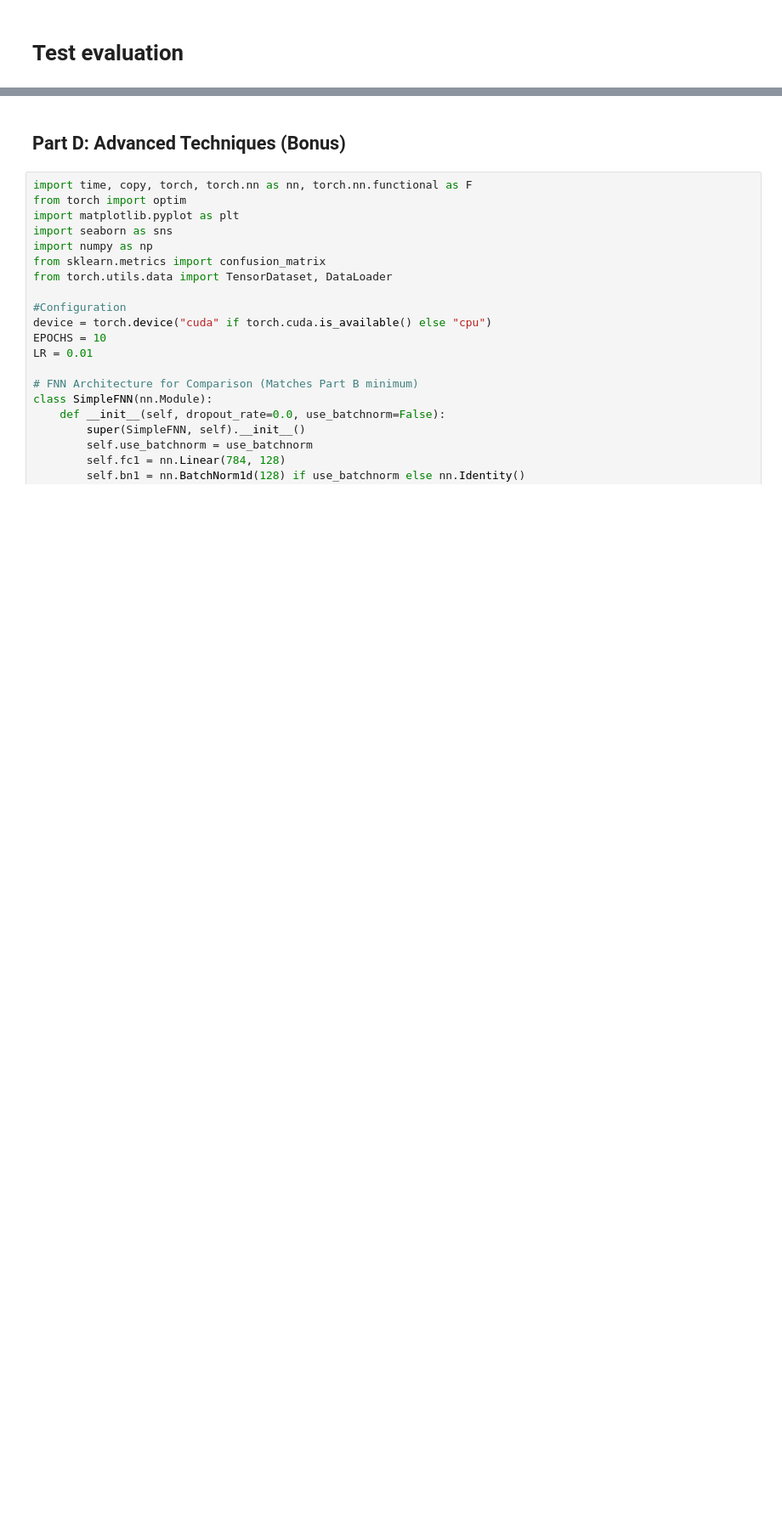
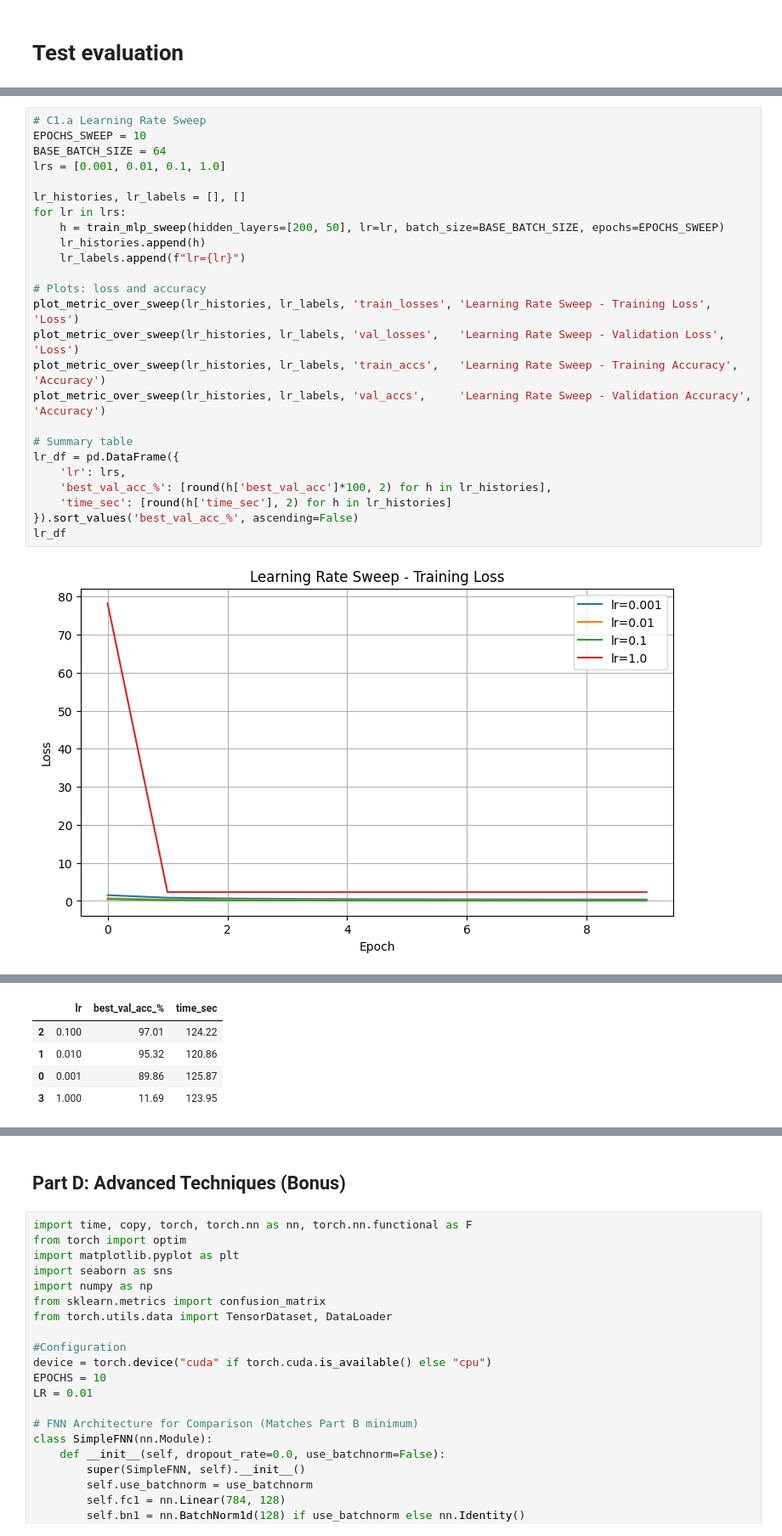
Before and after one commit to Mohammed-Hatem/mnist-linear-and-deep, a Jupyter notebook: ML_Assignment_2.ipynb, the cells around one changed output, grey strips where cells are left out. Shown at 85% size. Saved outputs shown, nothing was run; the diff lists cells and outputs as text; blank space fills up the shorter version.

```diff
--- a/ML_Assignment_2.ipynb
+++ b/ML_Assignment_2.ipynb
@@ -569,0 +815,27 @@ Test Accuracy: 97.45%
+# %%
+# C1.a Learning Rate Sweep
+EPOCHS_SWEEP = 10
+BASE_BATCH_SIZE = 64
+lrs = [0.001, 0.01, 0.1, 1.0]
+
+lr_histories, lr_labels = [], []
+for lr in lrs:
+    h = train_mlp_sweep(hidden_layers=[200, 50], lr=lr, batch_size=BASE_BATCH_SIZE, epochs=EPOCHS_SWEEP)
+    lr_histories.append(h)
+    lr_labels.append(f"lr={lr}")
+
+# Plots: loss and accuracy
+plot_metric_over_sweep(lr_histories, lr_labels, 'train_losses', 'Learning Rate Sweep - Training Loss', 'Loss')
+plot_metric_over_sweep(lr_histories, lr_labels, 'val_losses',   'Learning Rate Sweep - Validation Loss', 'Loss')
+plot_metric_over_sweep(lr_histories, lr_labels, 'train_accs',   'Learning Rate Sweep - Training Accuracy', 'Accuracy')
+plot_metric_over_sweep(lr_histories, lr_labels, 'val_accs',     'Learning Rate Sweep - Validation Accuracy', 'Accuracy')
+
+# Summary table
+lr_df = pd.DataFrame({
+    'lr': lrs,
+    'best_val_acc_%': [round(h['best_val_acc']*100, 2) for h in lr_histories],
+    'time_sec': [round(h['time_sec'], 2) for h in lr_histories]
+}).sort_values('best_val_acc_%', ascending=False)
+lr_df
+# %% [output]
+[figure, added]
@@ -569,0 +845,5 @@ Test Accuracy: 97.45%
+|  | lr | best_val_acc_% | time_sec |
+| 2 | 0.100 | 97.01 | 124.22 |
+| 1 | 0.010 | 95.32 | 120.86 |
+| 0 | 0.001 | 89.86 | 125.87 |
+| 3 | 1.000 | 11.69 | 123.95 |
```
Also changed, not shown: parts of 17 cells of this notebook.
